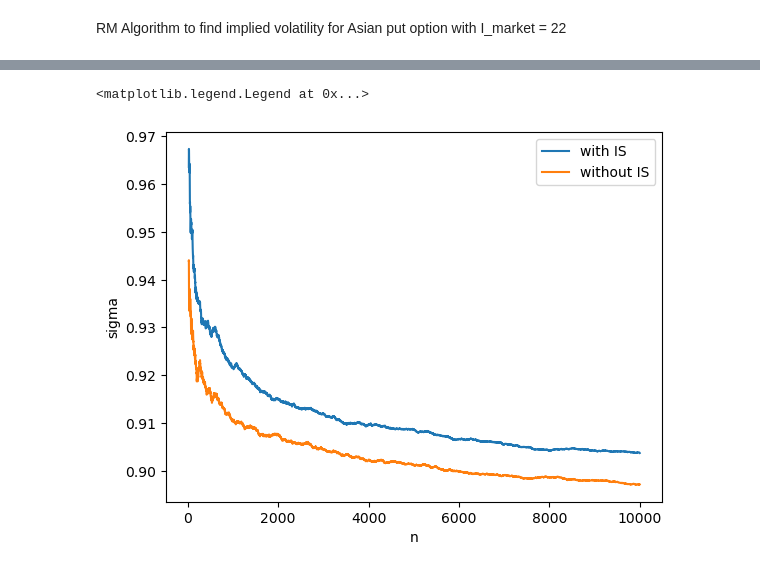
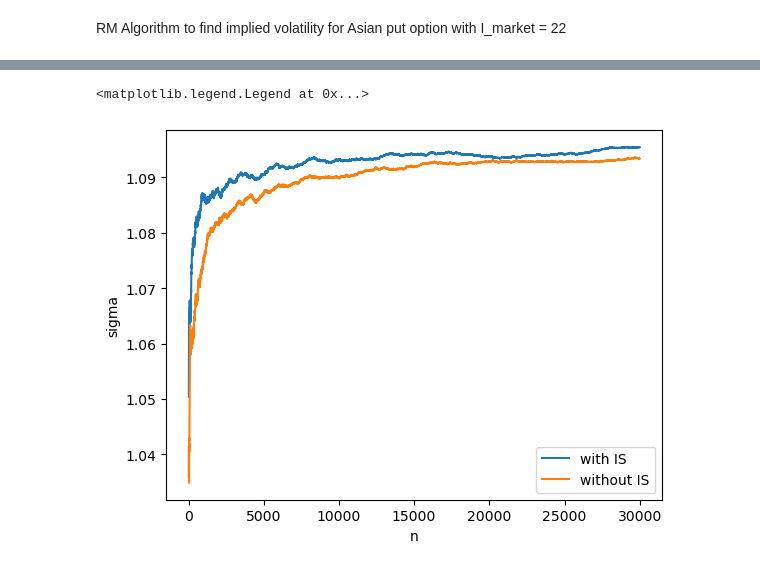
Before and after one commit to Drykx/Monte-Carlo-Project, a Jupyter notebook: EuropeanOptions.ipynb, the cells around one changed output, grey strips where cells are left out. Cells and saved outputs as stored; diff of their text form; code cells hidden in the pictures.

```diff
--- a/EuropeanOptions.ipynb
+++ b/EuropeanOptions.ipynb
@@ -155,7 +107,7 @@ for rho in [0.8,1]:
         # Estimate expectation of MSE
         all_sigma_estim = np.empty((iterations,), dtype=np.ndarray)
         for i in range(iterations):
-            all_sigma_estim[i] = RM(J_estimator_European, n, N, rho, sigma_0=1, alpha_0=2/(K+S0), K=K, S0=S0, T=T, r=r, I_market=I_market, m=1)
+            all_sigma_estim[i] = RM_European(n, N, rho, K, S0, T, r, I_market)
         MSE = np.mean((all_sigma_estim - sigma_opt)**2, axis=0)
 
         plt.plot(np.arange(21, n+1), MSE[20:], label='N = ' + str(N))
@@ -206,8 +167,9 @@ def J_estimator_Asian(sigma, N, K = 120, S0 = 100, r = 0.05, T = 0.2, I_market =
 # %%
-n=5000
+n=10000
 N=100
 K, S0, r, T, I_market = 120, 100, 0.05, 0.2, 22
-sigmas = RM(J_estimator_Asian, n, N, rho=0.8, sigma_0=1, alpha_0=2/(K+S0), K=K, S0=S0, T=T, r=r, I_market=I_market, m=30, r_tilde=None)
+
+sigmas = RM_Asian(n, N, rho=0.8, K=K, S0=S0, T=T, r=r, I_market=I_market, m=30)
 plt.plot(range(21,n+1), sigmas[20:])
 plt.xlabel('n')
 plt.ylabel('sigma')
@@ -216,0 +179,23 @@ Text(0, 0.5, 'sigma')
+# %%
+N=10000
+Jhat, est_std, est_skew = Jhat_Asian(sigmas[-1])
+margin = 1.96 * est_std / np.sqrt(N)
+lower_bound = Jhat - margin
+upper_bound = Jhat + margin
+
+# Print the confidence interval
+print(f"CLT 95% Confidence Interval: ({lower_bound}, {upper_bound})")
+
+margin = est_std / np.sqrt(0.05*N)
+lower_bound = Jhat - margin
+upper_bound = Jhat + margin
+# Chebyshev
+print(f"Chebyshev 95% Confidence Interval: ({lower_bound}, {upper_bound})")
+
+k = 0.4748
+xalpha = st.norm.ppf(k * est_std*est_skew**3/(np.sqrt(N) * est_std**3) + 1 - 0.05/2)
+margin = xalpha * est_std / np.sqrt(N)
+lower_bound = Jhat - margin
+upper_bound = Jhat + margin
+# Barry-Essen
+print(f"Barry-Essen 95% Confidence Interval: ({lower_bound}, {upper_bound})")
@@ -248,21 +247,18 @@ def J_estimator_Asian_IS(sigma, N, K = 80, S0 = 100, r = 0.05, r_tilde=0.01, T =
 # %%
-n=10000
-N=10
+n, N, rho = 30000, 10, 0.8
+K, S0, T, r, I_market = 80, 100, 0.2, 0.05, 3
+r_tilde = 10**-6
+m = 30
 
-K, S0, T, r, I_market = 80, 100, 0.2, 0.05, 2
-
-r_tilde = 0.001
-m = 10
-
-sigmas_IS = RM(J_estimator_Asian_IS, n, N, rho=0.8, sigma_0=1, alpha_0=2/(K+S0), K=K, S0=S0, T=T, r=r, I_market=I_market, r_tilde=r_tilde, m=m)
+sigmas_IS = RM_Asian_with_IS(n, N, rho, K, S0, T, r, r_tilde, I_market, m)
 plt.plot(range(21,n+1), sigmas_IS[20:], label="with IS")
 
-sigmas = RM(J_estimator_Asian, n, N, rho=0.8, sigma_0=1, alpha_0=2/(K+S0), K=K, S0=S0, T=T, r=r, I_market=I_market, m=m)
+sigmas = RM_Asian(n, N, rho, K, S0, T, r, I_market, m)
 plt.plot(range(21,n+1), sigmas[20:], label="without IS")
 
 plt.xlabel('n')
 plt.ylabel('sigma')
 plt.legend()
 # %% [output]
 <matplotlib.legend.Legend at 0x...>
-[figure, old version]
+[figure, new version]
```
Also changed, not shown: parts of 10 cells of this notebook, 2 other files.
